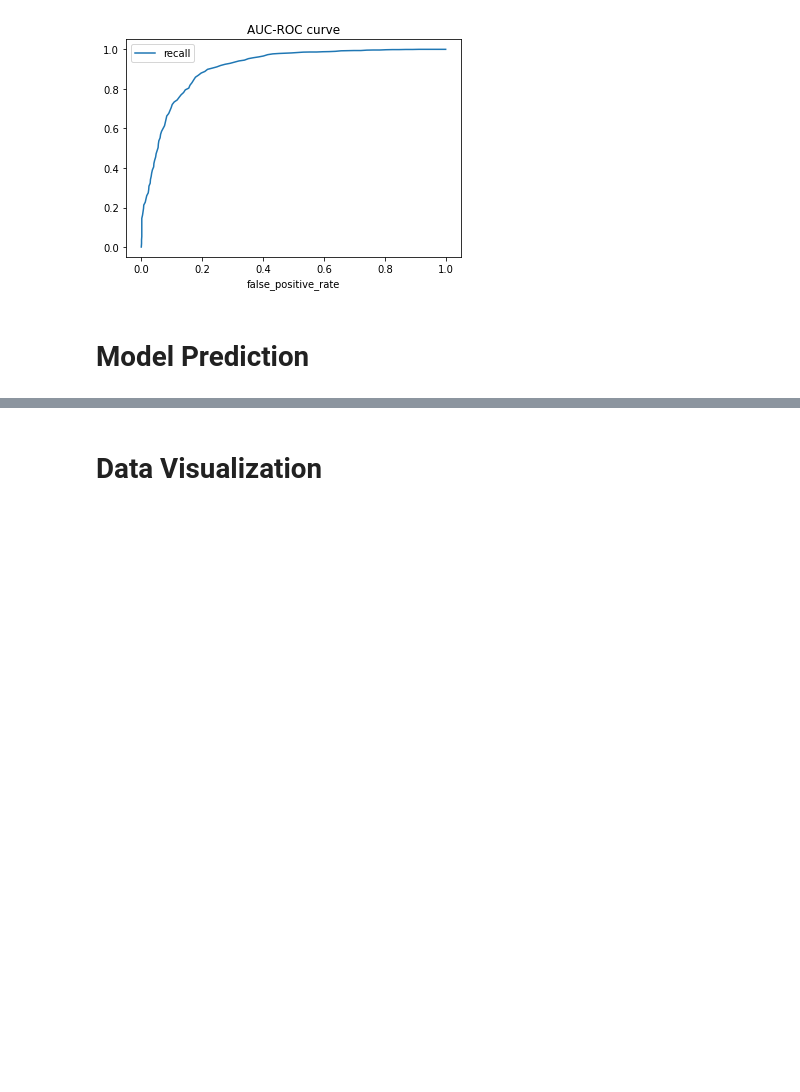
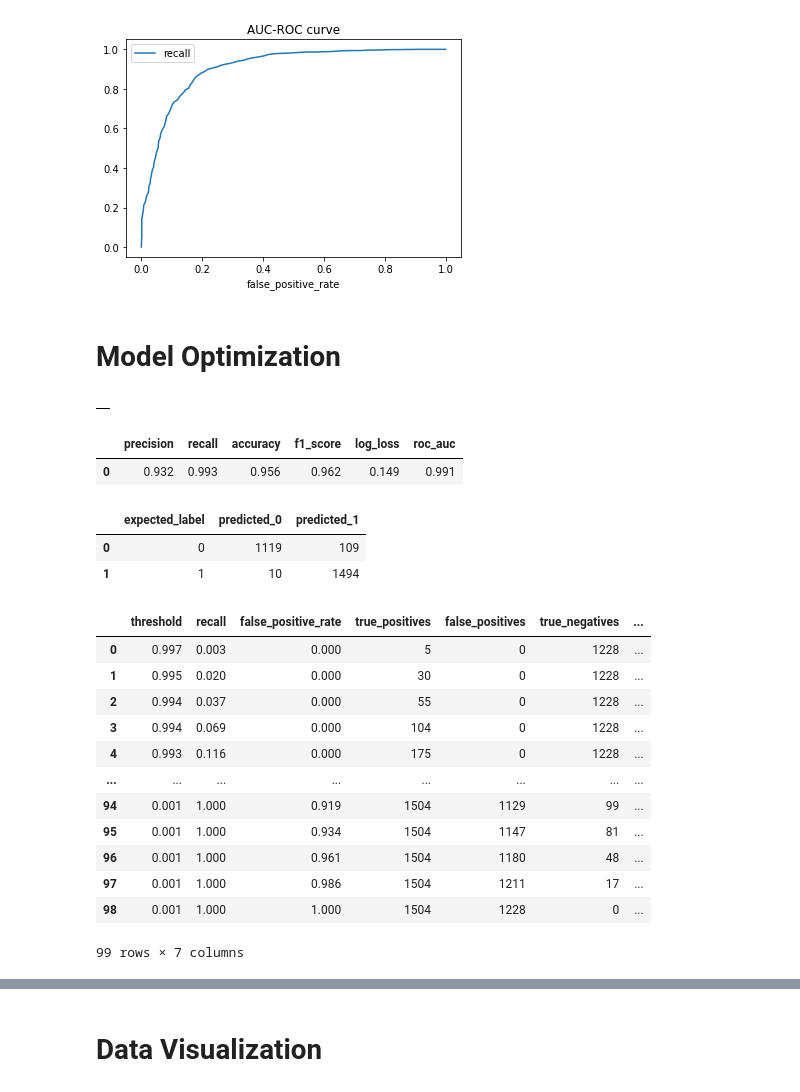
Before and after one commit to Aksh-Narayana/User-Retention-Prediction-Application, a Jupyter notebook: User_Retention_Prediction_Application_ipynb.ipynb, the cells around one changed output, grey strips where cells are left out. Drawn from its saved outputs; the diff is of its cells as text; code cells hidden in the pictures; blank space fills up the shorter version.

Commit message:
Added Model Optimization

```diff
--- a/User_Retention_Prediction_Application_ipynb.ipynb
+++ b/User_Retention_Prediction_Application_ipynb.ipynb
@@ -781,4 +781,41 @@ df_roc.plot(x="false_positive_rate", y="recall", title="AUC-ROC curve")
 <matplotlib.axes._subplots.AxesSubplot at 0x...>
 [figure]
 # %% [markdown]
-# Model Prediction
+# Model Optimization
+# %%
+%%bigquery --project $PROJECT_ID
+
+CREATE OR REPLACE VIEW bqmlga4.train_neww AS (
+
+  SELECT
+    dem.user_pseudo_id,
+    dem.country,
+    dem.language,
+    IFNULL(dem.operating_system, 'UNKNOWN') AS operating_system,
+    IFNULL(beh.cnt_app_remove, 0) AS cnt_app_remove, #N
+    IFNULL(beh.cnt_ad_reward, 0) AS cnt_ad_reward,
+    IFNULL(beh.cnt_session_start, 0) AS cnt_session_start,
+    IFNULL(beh.cnt_challenge_a_friend, 0) AS cnt_challenge_a_friend, #N
+    IFNULL(beh.cnt_firebase_campaign, 0) AS cnt_firebase_campaign,
+    IFNULL(beh.cnt_in_app_purchase, 0) AS cnt_in_app_purchase, #N
+    IFNULL(beh.cnt_pos_operations, 0) AS cnt_pos_operations,
+    ret.user_first_engagement,
+    ret.user_last_engagement,
+    ret.month,
+    ret.julianday,
+    ret.churned
+    #beh.churned
+  FROM
+    bqmlga4.user_labling ret
+  LEFT OUTER JOIN
+    bqmlga4.user_demographics dem
+  ON
+    ret.user_pseudo_id = dem.user_pseudo_id
+  LEFT OUTER JOIN
+    bqmlga4.user_behavioral_dataset beh
+  ON
+    ret.user_pseudo_id = beh.user_pseudo_id
+ # WHERE ret.bounced = 0
+);
+# %% [output]
+|  |
@@ -784,0 +836,23 @@ df_roc.plot(x="false_positive_rate", y="recall", title="AUC-ROC curve")
+# %%
+%%bigquery --project $PROJECT_ID
+
+SELECT
+  *
+FROM
+  ML.EVALUATE(MODEL bqmlga4.churn_xgboost)
+# %% [output]
+|  | precision | recall | accuracy | f1_score | log_loss | roc_auc |
+| 0 | 0.932 | 0.993 | 0.956 | 0.962 | 0.149 | 0.991 |
+# %%
+%%bigquery --project $PROJECT_ID
+
+SELECT
+  expected_label,
+  _0 AS predicted_0,
+  _1 AS predicted_1
+FROM
+  ML.CONFUSION_MATRIX(MODEL bqmlga4.churn_xgboost)
+# %% [output]
+|  | expected_label | predicted_0 | predicted_1 |
+| 0 | 0 | 1119 | 109 |
+| 1 | 1 | 10 | 1494 |
@@ -784,0 +866,16 @@ df_roc.plot(x="false_positive_rate", y="recall", title="AUC-ROC curve")
+# %%
+df_roc
+# %% [output]
+|  | threshold | recall | false_positive_rate | true_positives | false_positives | true_negatives | ... |
+| 0 | 0.997 | 0.003 | 0.000 | 5 | 0 | 1228 | ... |
+| 1 | 0.995 | 0.020 | 0.000 | 30 | 0 | 1228 | ... |
+| 2 | 0.994 | 0.037 | 0.000 | 55 | 0 | 1228 | ... |
+| 3 | 0.994 | 0.069 | 0.000 | 104 | 0 | 1228 | ... |
+| 4 | 0.993 | 0.116 | 0.000 | 175 | 0 | 1228 | ... |
+| ... | ... | ... | ... | ... | ... | ... | ... |
+| 94 | 0.001 | 1.000 | 0.919 | 1504 | 1129 | 99 | ... |
+| 95 | 0.001 | 1.000 | 0.934 | 1504 | 1147 | 81 | ... |
+| 96 | 0.001 | 1.000 | 0.961 | 1504 | 1180 | 48 | ... |
+| 97 | 0.001 | 1.000 | 0.986 | 1504 | 1211 | 17 | ... |
+| 98 | 0.001 | 1.000 | 1.000 | 1504 | 1228 | 0 | ... |
+99 rows × 7 columns
```
Also changed, not shown: parts of 3 cells of this notebook.
